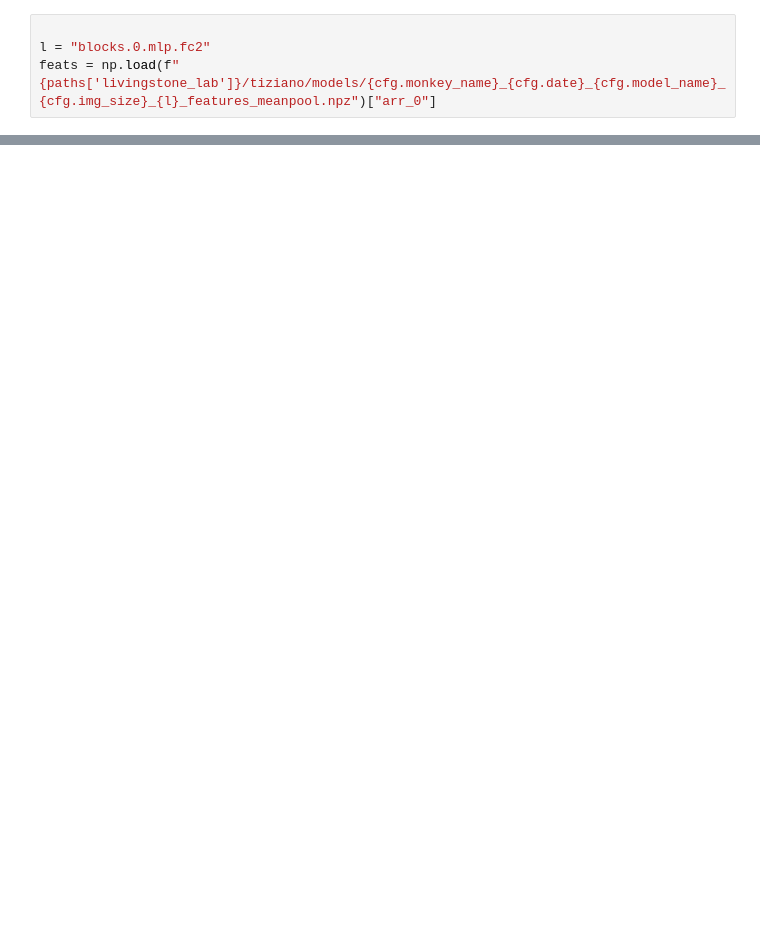
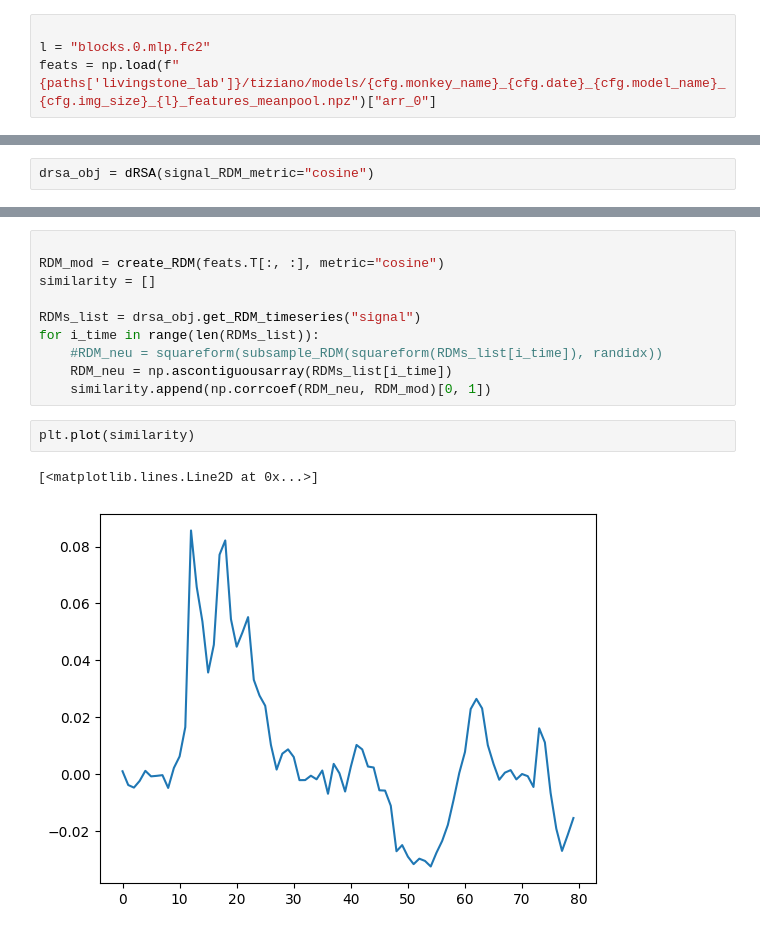
Before and after one commit to TizianoCausin01/temporal_context, a Jupyter notebook: python_scripts/scripts/first_object_classes_dev.ipynb, the cells around one changed output, grey strips where cells are left out. Saved outputs shown, nothing was run; the diff lists cells and outputs as text; blank space fills up the shorter version.

```diff
--- a/python_scripts/scripts/first_object_classes_dev.ipynb
+++ b/python_scripts/scripts/first_object_classes_dev.ipynb
@@ -402,0 +94,2 @@ print(end- start)
+# %%
+drsa_obj = dRSA(signal_RDM_metric="cosine")
@@ -402,0 +103,15 @@ print(end- start)
+# %%
+
+RDM_mod = create_RDM(feats.T[:, :], metric="cosine")
+similarity = []
+
+RDMs_list = drsa_obj.get_RDM_timeseries("signal")
+for i_time in range(len(RDMs_list)):
+    #RDM_neu = squareform(subsample_RDM(squareform(RDMs_list[i_time]), randidx))
+    RDM_neu = np.ascontiguousarray(RDMs_list[i_time])
+    similarity.append(np.corrcoef(RDM_neu, RDM_mod)[0, 1])
+# %%
+plt.plot(similarity)
+# %% [output]
+[<matplotlib.lines.Line2D at 0x...>]
+[figure, added]
```
Also changed, not shown: parts of 13 cells of this notebook, 3 other files.
